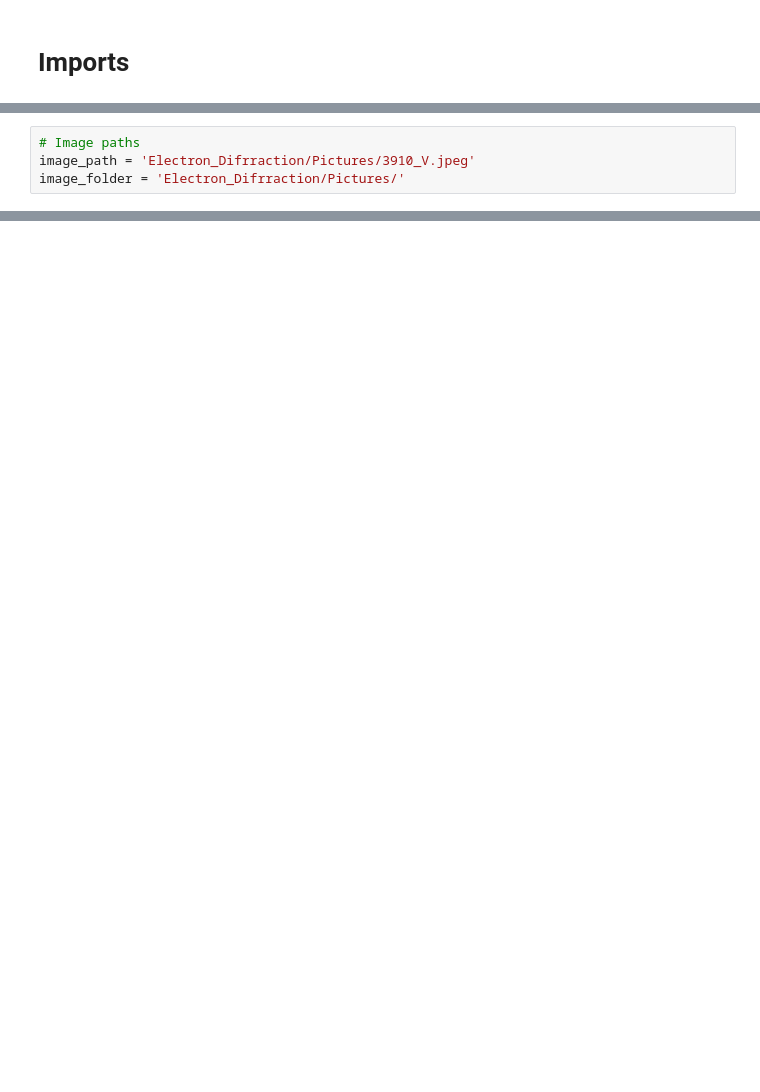
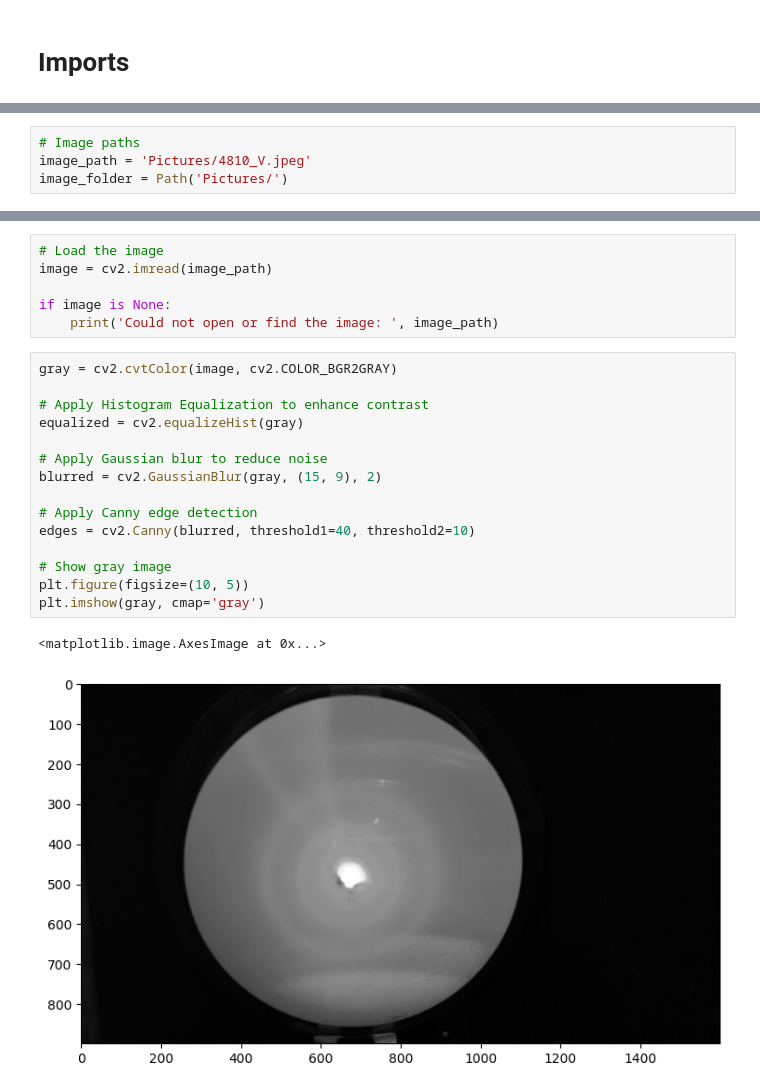
Before and after one commit to MrIsCM/Solid_State_Physics, a Jupyter notebook: Electron_Difrraction/main.ipynb, the cells around one changed output, grey strips where cells are left out. Drawn from its saved outputs; the diff is of its cells as text; blank space fills up the shorter version.

```diff
--- a/Electron_Difrraction/main.ipynb
+++ b/Electron_Difrraction/main.ipynb
@@ -7,4 +9,4 @@ import matplotlib.pyplot as plt
 # %%
 # Image paths
-image_path = 'Electron_Difrraction/Pictures/3910_V.jpeg'
-image_folder = 'Electron_Difrraction/Pictures/'
+image_path = 'Pictures/4810_V.jpeg'
+image_folder = Path('Pictures/')
@@ -38,0 +29,24 @@ error: OpenCV(4.10.0) D:\a\opencv-python\opencv-python\opencv\modules\imgproc\sr
+# %%
+# Load the image
+image = cv2.imread(image_path)
+
+if image is None:
+    print('Could not open or find the image: ', image_path)
+# %%
+gray = cv2.cvtColor(image, cv2.COLOR_BGR2GRAY)
+
+# Apply Histogram Equalization to enhance contrast
+equalized = cv2.equalizeHist(gray)
+
+# Apply Gaussian blur to reduce noise
+blurred = cv2.GaussianBlur(gray, (15, 9), 2)
+
+# Apply Canny edge detection
+edges = cv2.Canny(blurred, threshold1=40, threshold2=10)
+
+# Show gray image
+plt.figure(figsize=(10, 5))
+plt.imshow(gray, cmap='gray')
+# %% [output]
+<matplotlib.image.AxesImage at 0x...>
+[figure, added]
```
Also changed, not shown: parts of 11 cells of this notebook.
